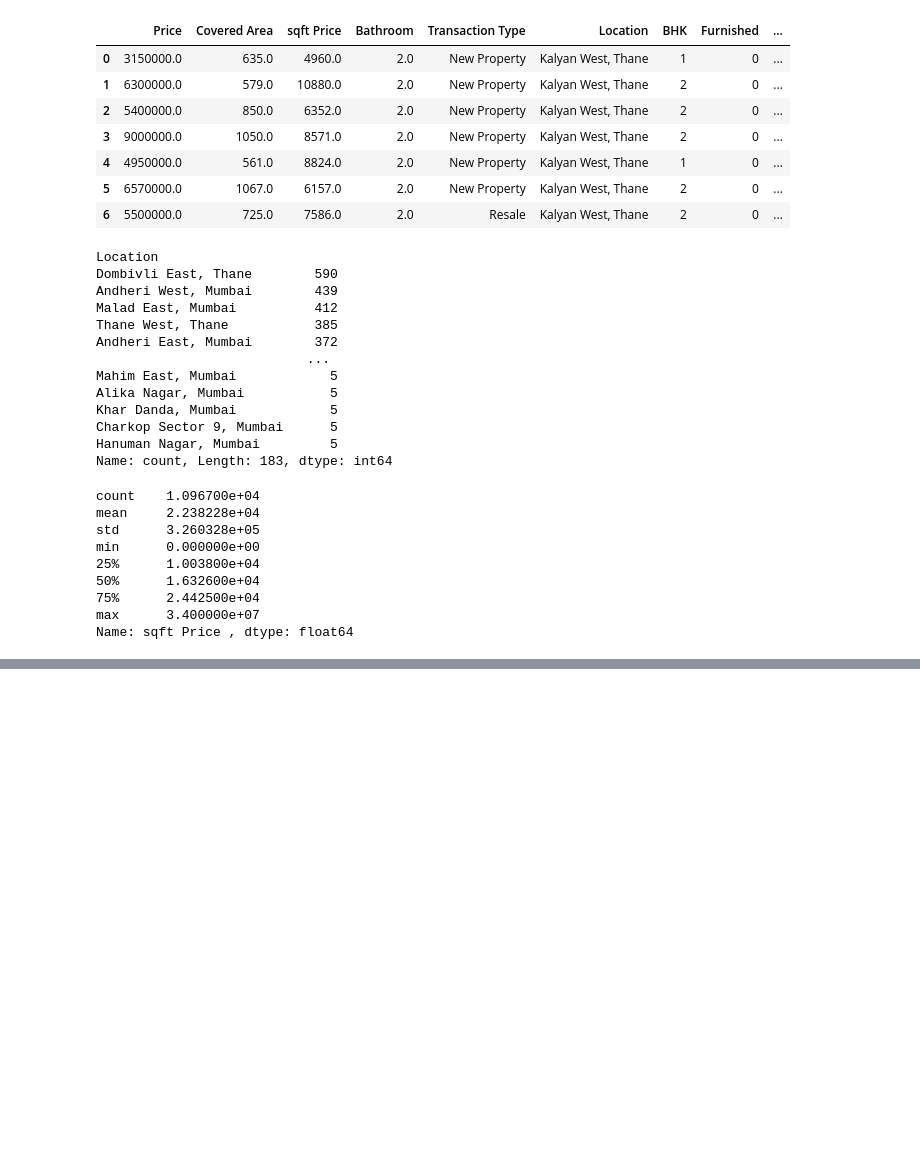
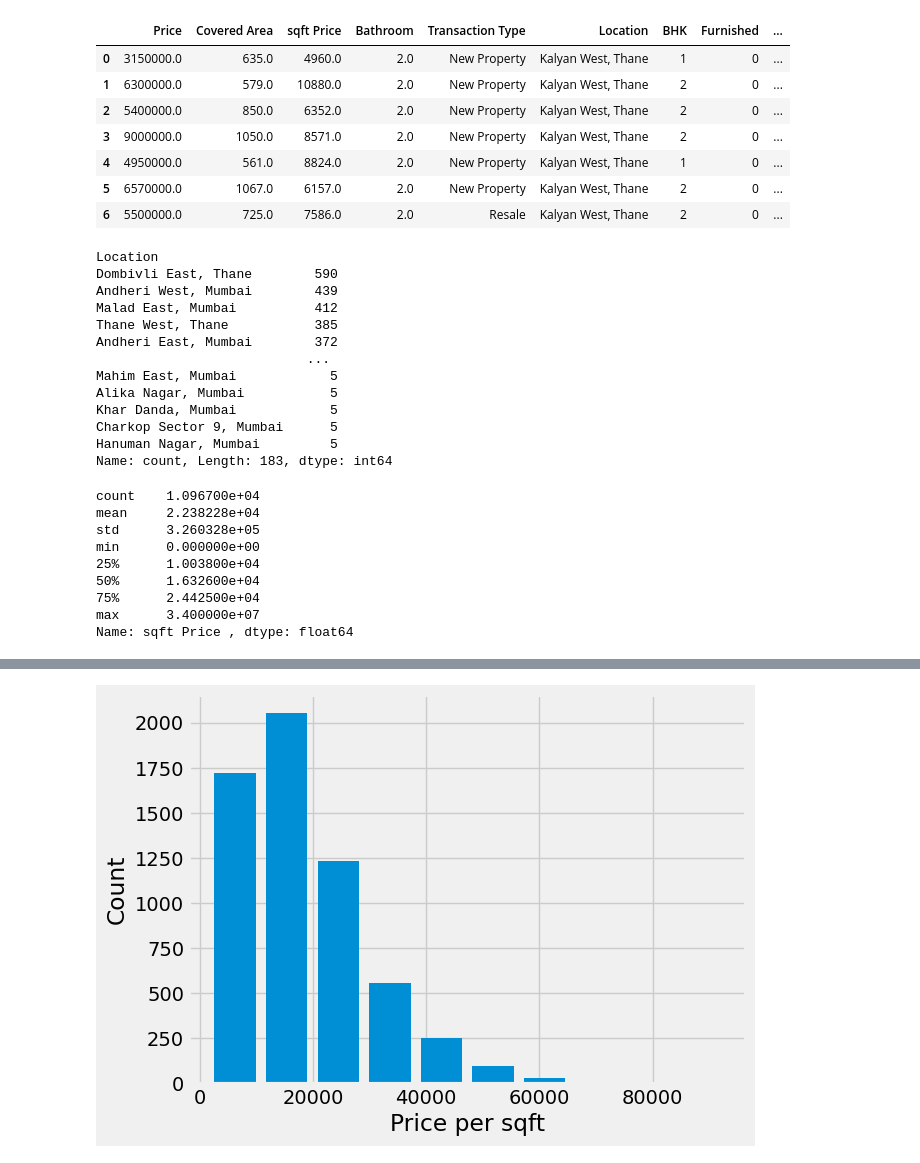
Before and after one commit to keyuragravat/Real_Estate_Project, a Jupyter notebook: real_estate_project.ipynb, the cells around one changed output, grey strips where cells are left out. Drawn from its saved outputs; the diff is of its cells as text; code cells hidden in the pictures; blank space fills up the shorter version.

```diff
--- a/real_estate_project.ipynb
+++ b/real_estate_project.ipynb
@@ -357,0 +428,8 @@ df8['Price'] = df8['Price'] / 100000
+# %%
+plt.hist(df9['sqft Price '], rwidth = 0.8)
+plt.xlabel('Price per sqft')
+plt.ylabel('Count')
+
+plt.show()
+# %% [output]
+[figure, added]
```
Also changed, not shown: parts of 29 cells of this notebook.
